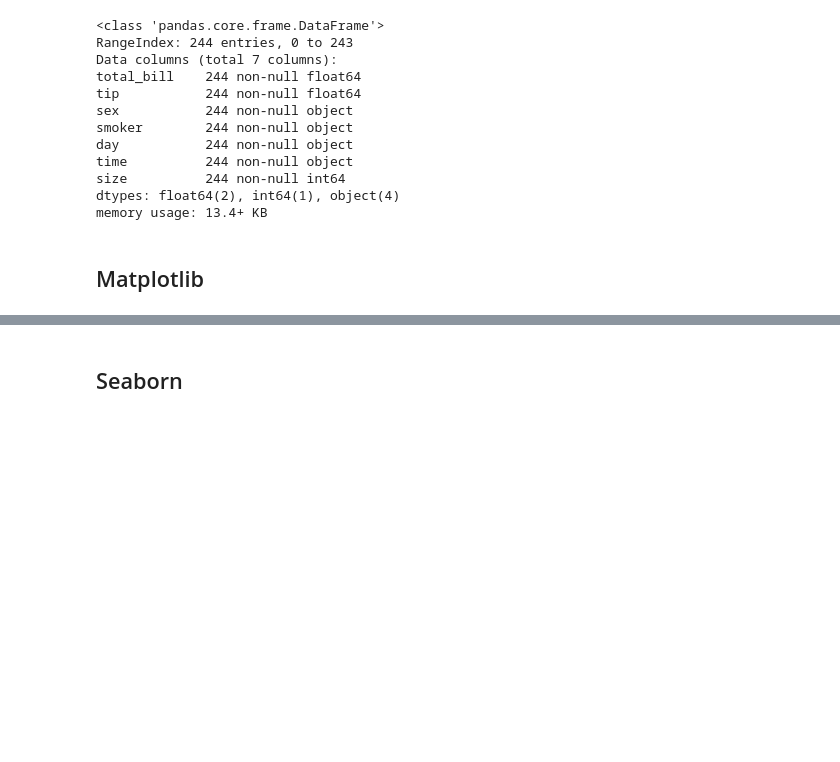
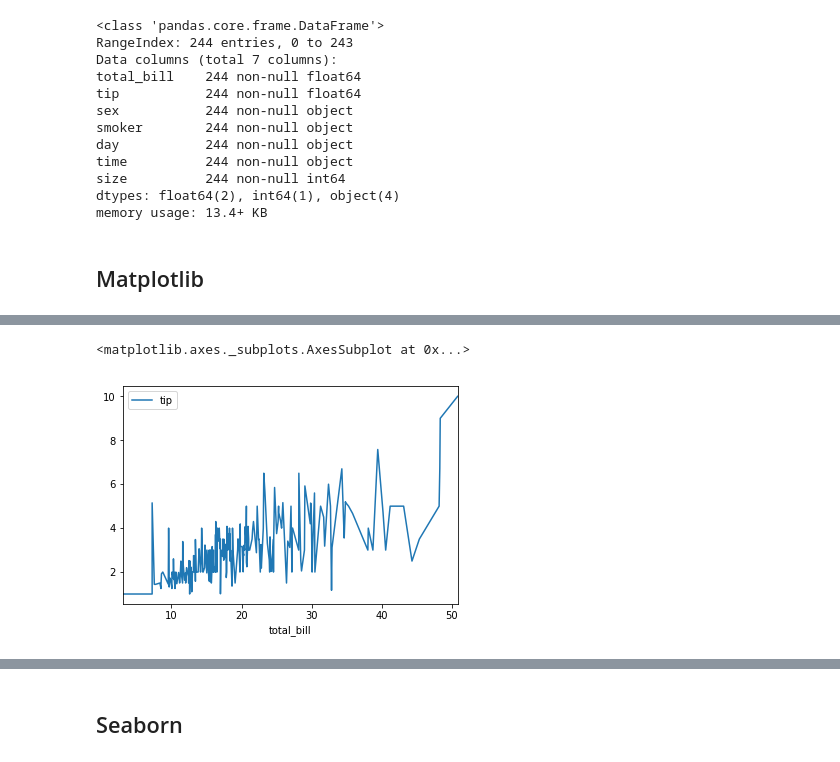
Before and after one commit to praveengurrapu/MLCourse, a Jupyter notebook: visualization/Visualization.ipynb, the cells around one changed output, grey strips where cells are left out. Saved outputs shown, nothing was run; the diff lists cells and outputs as text; code cells hidden in the pictures; blank space fills up the shorter version.

```diff
--- a/visualization/Visualization.ipynb
+++ b/visualization/Visualization.ipynb
@@ -50,3 +60,6 @@ df.plot()
 # %%
-df.sort_values('total_bill').plot(x='total_bill',y='tip')
+df.plot(x='total_bill',y='tip')
+# %% [output]
+<matplotlib.axes._subplots.AxesSubplot at 0x...>
+[figure, added]
 # %%
```
Also changed, not shown: parts of 12 cells of this notebook.
